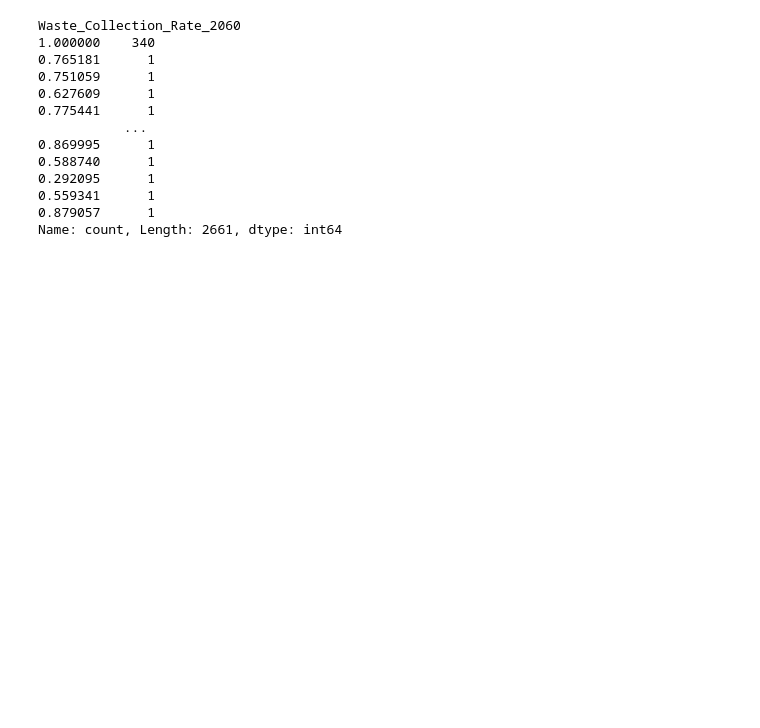
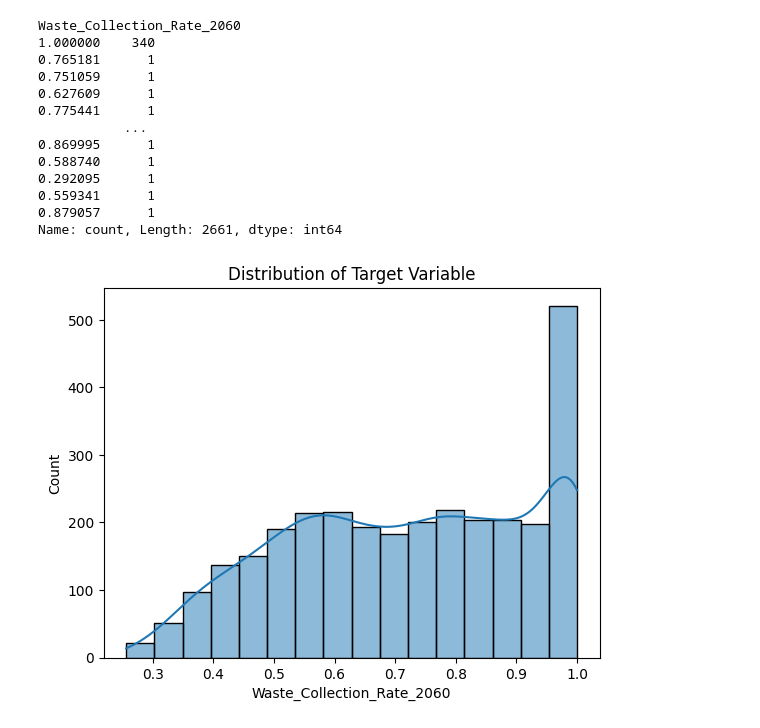
Before and after one commit to Phionanamugga/Assessment_River_Plastic_Pollution, a Jupyter notebook: assessment.ipynb, the cells around one changed output. Saved outputs shown, nothing was run; the diff lists cells and outputs as text; code cells hidden in the pictures; blank space fills up the shorter version.

Commit message:
shows waste collection rate by 2050

```diff
--- a/assessment.ipynb
+++ b/assessment.ipynb
@@ -107,3 +107,10 @@ Waste_Collection_Rate_2060
 0.559341      1
 0.879057      1
 Name: count, Length: 2661, dtype: int64
+# %%
+# Visualize the distribution of the target variable
+sns.histplot(df['Waste_Collection_Rate_2060'], kde=True)
+plt.title('Distribution of Target Variable')
+plt.show()
+# %% [output]
+[figure, added]
```
